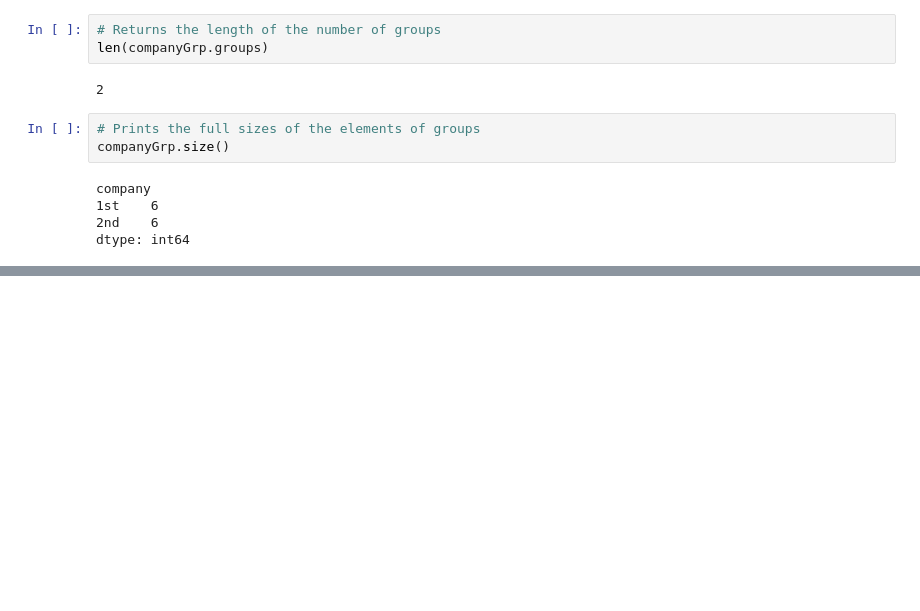
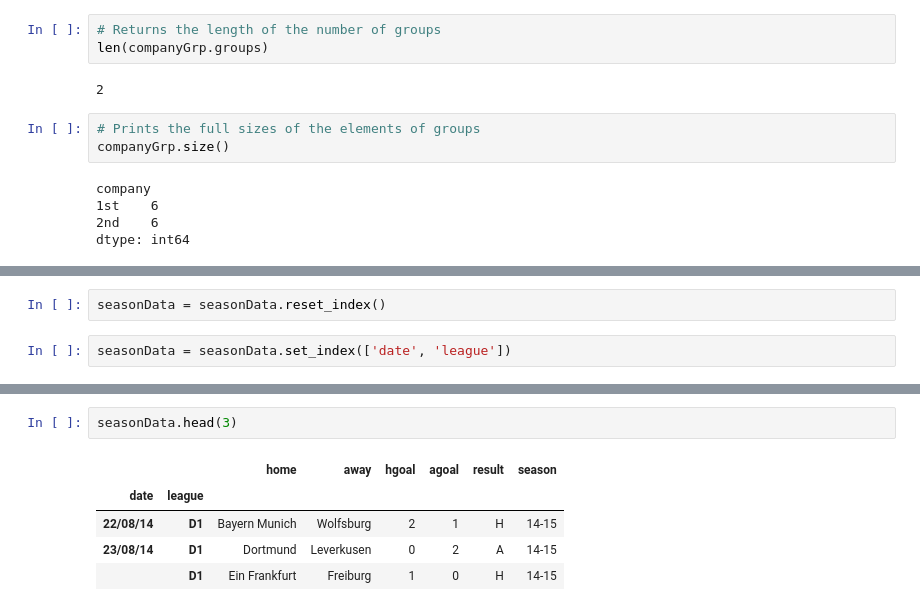
Before and after one commit to eneskemalergin/Blog-Notebooks, a Jupyter notebook: Introduction_to_Pandas-3.ipynb, the cells around one changed output, grey strips where cells are left out. Drawn from its saved outputs; the diff is of its cells as text; blank space fills up the shorter version.

```diff
--- a/Introduction_to_Pandas-3.ipynb
+++ b/Introduction_to_Pandas-3.ipynb
@@ -73,0 +151,4 @@ TypeError: 'bool' object is not callable
+# %%
+seasonData = seasonData.reset_index()
+# %%
+seasonData = seasonData.set_index(['date', 'league'])
@@ -73,0 +179,8 @@ TypeError: 'bool' object is not callable
+# %%
+seasonData.head(3)
+# %% [output]
+|  |  | home | away | hgoal | agoal | result | season |
+| date | league |  |  |  |  |  |  |
+| 22/08/14 | D1 | Bayern Munich | Wolfsburg | 2 | 1 | H | 14-15 |
+| 23/08/14 | D1 | Dortmund | Leverkusen | 0 | 2 | A | 14-15 |
+|  | D1 | Ein Frankfurt | Freiburg | 1 | 0 | H | 14-15 |
```
Also changed, not shown: parts of 23 cells of this notebook, 1 other file.
